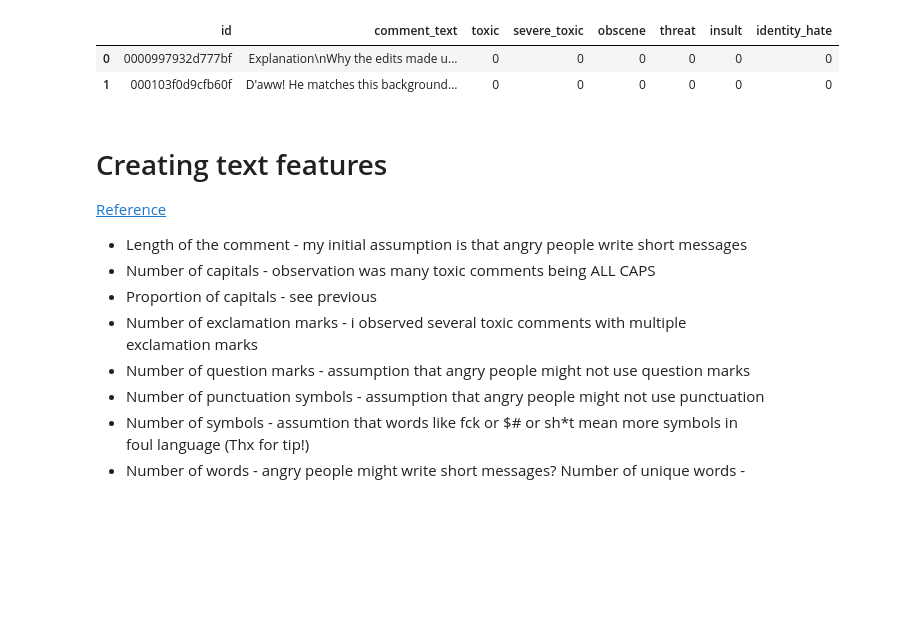
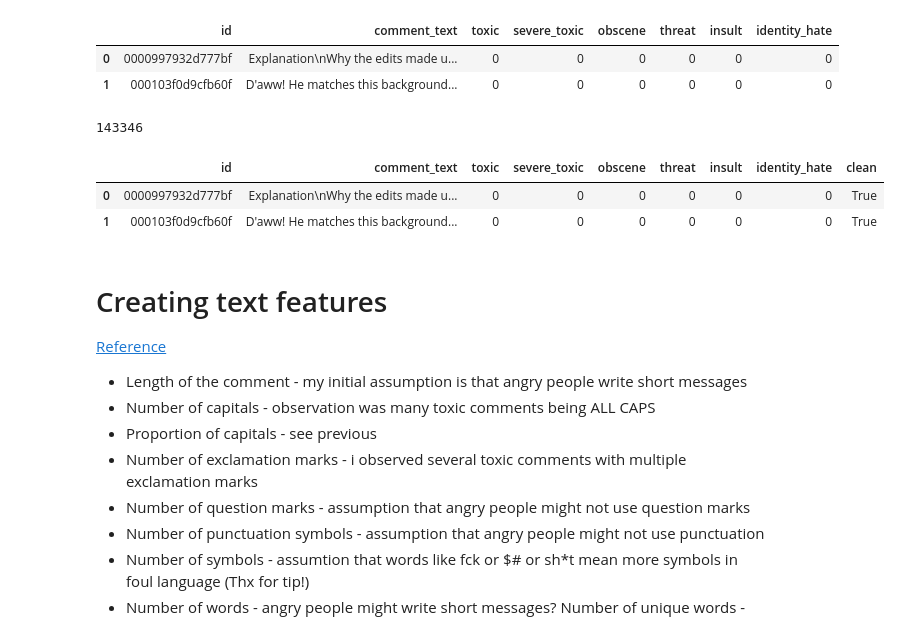
Before and after one commit to bhishanpdl/Project_Toxic_Comments, a Jupyter notebook: notebooks/a01_text_data_processing.ipynb, the cells around one changed output. Saved outputs shown, nothing was run; the diff lists cells and outputs as text; code cells hidden in the pictures; blank space fills up the shorter version.

```diff
--- a/notebooks/a01_text_data_processing.ipynb
+++ b/notebooks/a01_text_data_processing.ipynb
@@ -113,14 +108,15 @@ ifile1 = '../data/raw/train.csv'
 ifile2 = 'https://github.com/bhishanpdl/Project_Toxic_Comments/blob/master/data/raw/train.csv?raw=true'
 
 if ENV_BHISHAN:
-    df = pd.read_csv(ifile1)
+    df_raw = pd.read_csv(ifile1)
 
 
 if ENV_COLAB:
-    df = pd.read_csv(ifile2)
+    df_raw = pd.read_csv(ifile2)
     pass
 
 
+df = df_raw.copy()
 
 print(df.isnull().sum().sum())
 print(df.shape)
@@ -131,6 +127,17 @@ display(df.head(2))
 |  | id | comment_text | toxic | severe_toxic | obscene | threat | insult | identity_hate |
 | 0 | 0000997932d777bf | Explanation\nWhy the edits made u... | 0 | 0 | 0 | 0 | 0 | 0 |
 | 1 | 000103f0d9cfb60f | D'aww! He matches this background... | 0 | 0 | 0 | 0 | 0 | 0 |
+# %%
+df['clean'] = df.loc[:,'comment_text':'identity_hate'].sum(axis=1) == 0
+
+print(df['clean'].sum())
+
+df.head(2)
+# %% [output]
+143346
+|  | id | comment_text | toxic | severe_toxic | obscene | threat | insult | identity_hate | clean |
+| 0 | 0000997932d777bf | Explanation\nWhy the edits made u... | 0 | 0 | 0 | 0 | 0 | 0 | True |
+| 1 | 000103f0d9cfb60f | D'aww! He matches this background... | 0 | 0 | 0 | 0 | 0 | 0 | True |
 # %% [markdown]
 # Creating text features
 [Reference](https://www.kaggle.com/kernels/scriptcontent/2176889)
```
Also changed, not shown: parts of 14 cells of this notebook.
